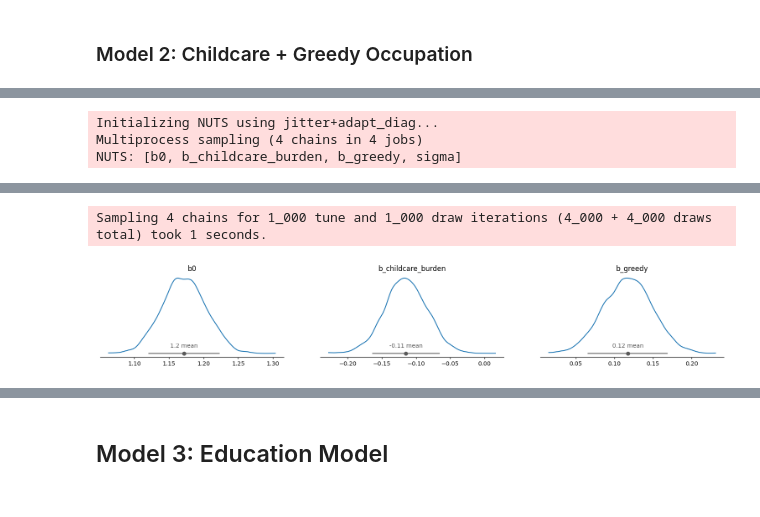
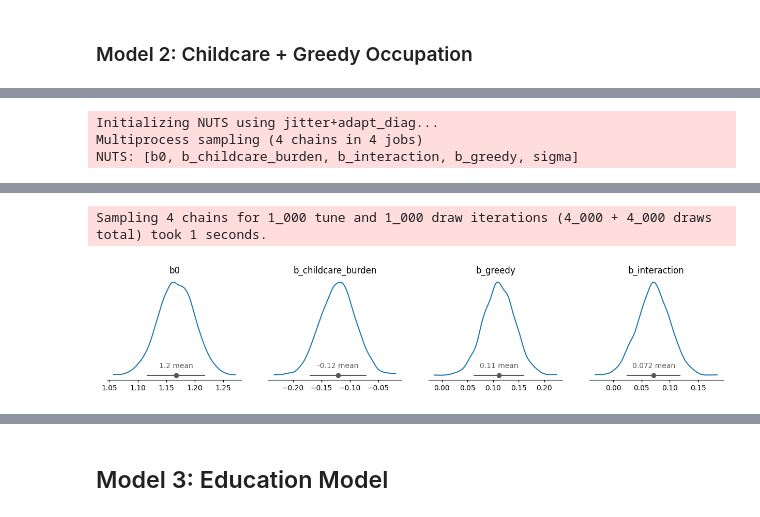
Before and after one commit to emilylmitchum/dsan5650-final-project, a Jupyter notebook: code/eda.ipynb, the cells around one changed output, grey strips where cells are left out. Saved outputs shown, nothing was run; the diff lists cells and outputs as text; code cells hidden in the pictures.

Commit message:
models finalized; utils added

```diff
--- a/code/eda.ipynb
+++ b/code/eda.ipynb
@@ -199,10 +179,7 @@ counties[target_cols] = counties[target_cols].apply(pd.to_numeric, errors='coerc
 # create fips codes
 counties["county_fips"] = (counties["state"].str.zfill(2) + counties["county"].str.zfill(3))
 
-counties["born_in_state_share"] = (
-   counties["born_in_state_25_over"]
-    / counties["total_pop_25_over"]
-)
+counties["born_in_state_share"] = ( counties["born_in_state_25_over"] / counties["total_pop_25_over"])
 
 counties["bachelors_plus_total"] = (counties["bachelors_total"].astype('int') + counties["graduate_professional_total"]).astype('int')
 counties["bachelors_plus_born_in_state"] = (counties["bachelors_born_in_state"]+ counties["graduate_professional_born_in_state"])
@@ -353,7 +233,7 @@ s2402_df.head()
 | 4 | Blount County, Alabama | 7315 | 3088 | 910 | 697 | 213 | ... |
 5 rows × 75 columns
 # %%
-s2401_df, s2401_dictionary = (get_county_female_occupation_counts(table_id="S2401"))
+s2401_df, s2401_dictionary = (get_county_female_occupation_counts(table_id="S2401",census_key=census_key))
 
 s2401_df.head()
 # %% [output]
@@ -656,9 +501,7 @@ This plot shows that counties with higher childcare burden tend to have slightly
 # %% [markdown]
 ### Model 2: Childcare + Greedy Occupation
 # %%
-coords = {
-    "counties": model_df["county_fips"].to_numpy()
-}
+coords = {"counties": model_df["county_fips"].to_numpy()}
 
 # Boundary-adjusted outcome
 y = model_df["flpr_beta"].to_numpy(dtype=float)
@@ -670,17 +513,13 @@ with pm.Model(coords=coords) as greedy_model:
 
     greedy_profession_share = pm.Data(
         "greedy_profession_share",
-        model_df[
-            "greedy_profession_pct_standardized"
-        ].to_numpy(dtype=float),
+        model_df["greedy_profession_pct_standardized"].to_numpy(dtype=float),
         dims="counties",
     )
 
     childcare_burden = pm.Data(
         "childcare_burden",
-        model_df[
-            "childcare_burden_pct_standardized"
-        ].to_numpy(dtype=float),
+        model_df["childcare_burden_pct_standardized"].to_numpy(dtype=float),
         dims="counties",
     )
 
@@ -696,6 +535,12 @@ with pm.Model(coords=coords) as greedy_model:
         sigma=0.15,
     )
 
+    b_interaction = pm.Normal(
+        "b_interaction",
+        mu=0,
+        sigma=0.15,
+        )
+
     b_greedy = pm.Normal(
         "b_greedy",
         mu=0,
@@ -704,9 +549,9 @@ with pm.Model(coords=coords) as greedy_model:
 
     mu_logit = pm.Deterministic(
         "mu_logit",
-        b0
-        + b_childcare_burden * childcare_burden
-        + b_greedy * greedy_profession_share,
+        b0 + b_childcare_burden * childcare_burden
+        + b_greedy * greedy_profession_share
+        + (b_interaction * childcare_burden * greedy_profession_share),
         dims="counties",
     )
 
@@ -731,7 +576,12 @@ with pm.Model(coords=coords) as greedy_model:
         random_seed=42,
     )
 
-greedy_model.to_graphviz()
+greedy_graph = greedy_model.to_graphviz()
+greedy_graph.graph_attr["label"] = "Greedy Model"
+greedy_graph.graph_attr["labelloc"] = "t"
+greedy_graph.graph_attr["fontsize"] = "16"
+greedy_graph.graph_attr['rankdir'] = "TB"
+greedy_graph
 # %% [output]
 Initializing NUTS using jitter+adapt_diag...
 Multiprocess sampling (4 chains in 4 jobs)
@@ -743,18 +593,19 @@ Sampling 4 chains for 1_000 tune and 1_000 draw iterations (4_000 + 4_000 draws
 # %%
 with greedy_model:
   greedy_idata = pm.sample()
 
 az.plot_dist(
   greedy_idata.posterior,
-  var_names=['b0','b_childcare_burden','b_greedy'],
+  var_names=['b0','b_childcare_burden','b_greedy','b_interaction'],
 );
+
 plt.show()
 # %% [output]
 Initializing NUTS using jitter+adapt_diag...
 Multiprocess sampling (4 chains in 4 jobs)
-NUTS: [b0, b_childcare_burden, b_greedy, sigma]
+NUTS: [b0, b_childcare_burden, b_interaction, b_greedy, sigma]
 [interactive output not drawn]
 [interactive output not drawn]
 Sampling 4 chains for 1_000 tune and 1_000 draw iterations (4_000 + 4_000 draws total) took 1 seconds.
-[figure, old version]
+[figure, new version]
 # %%
```
Also changed, not shown: parts of 23 cells of this notebook, 4 other files.
